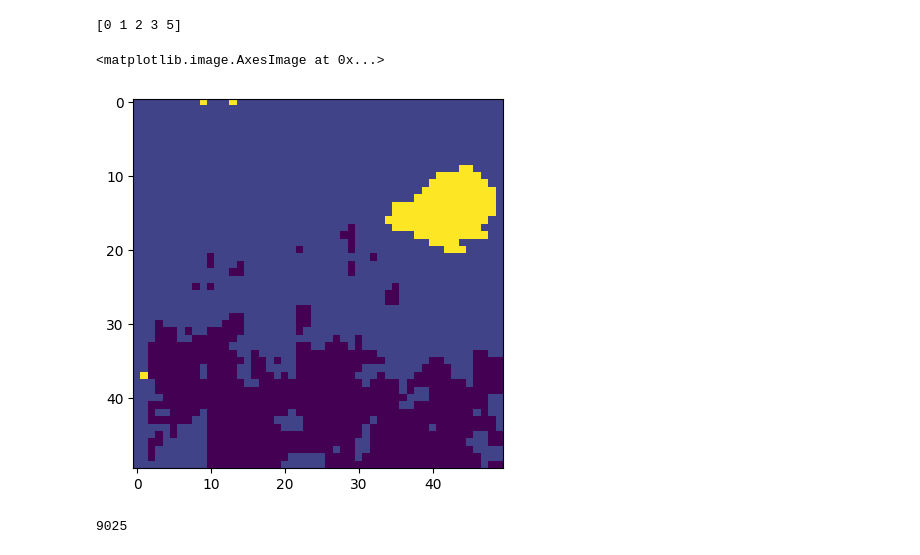
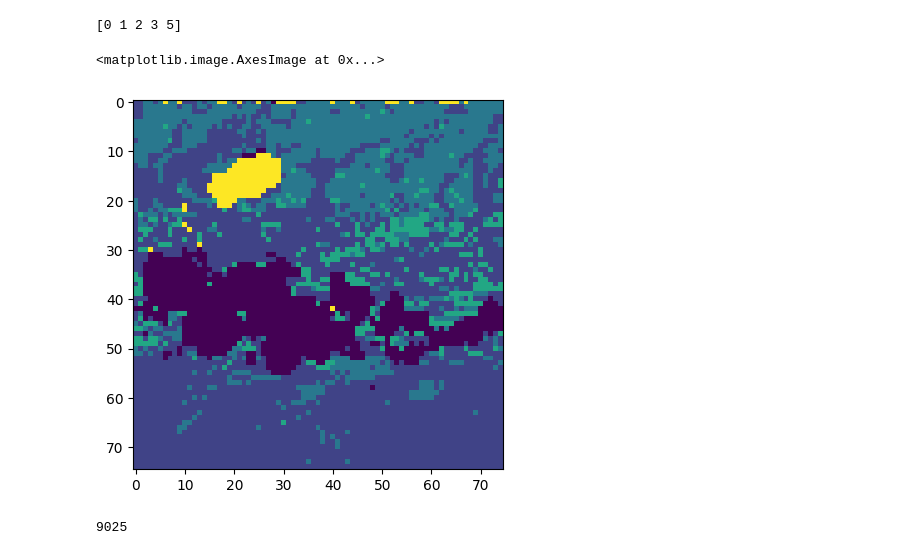
Before and after one commit to jonasroy/SVM_THESIS_PROJECT, a Jupyter notebook: Model/Model_Tree3.ipynb, the cells around one changed output. Saved outputs shown, nothing was run; the diff lists cells and outputs as text; code cells hidden in the pictures.

Commit message:
Fully wokring and tested SVM Desicion Tree

```diff
--- a/Model/Model_Tree3.ipynb
+++ b/Model/Model_Tree3.ipynb
@@ -61,7 +61,7 @@ jasper = sc.loadmat(jasper_data["mat"][1])["Y"]
 jasper_gt = sc.loadmat(jasper_data["mat"][0])
 jasper_labels = np.argmax(jasper_gt['A'], axis=0)
 # %%
-d, l = subFrame(data, labels, 0, 50, 0, 50)
+d, l = subFrame(data, labels, 0, 75, 0, 75)
 # %%
 X, y = preprocesing_data(d, l)
 # %%
@@ -319,14 +71,8 @@ def SvmDesionTree(data, labels, tree_branches, svm_branch_models = {}):
 # %%
 # 1) Spruce, 2) Pine , 3) Decidous (leaf), 4) Water, 5) Clouds, and 0) other
-#tb =   {0 : [[1,2,3], [0,5]], 1 : [[[1,2], [3]],[[0],[5]]] , 2 : [[[1],[2]], []]}
-tb = {0 : [[1,2,3,5], [0]], 1 : [[[5], [1,2,3]], []], 2 : [[[3], [1,2]],[]], 3 : [[[1], [2]], []]}
+tb = {0 : [[1,2,3], [0,5]] , 1 : [[[1],[2,3]],[[0],[5]]], 2 : [[[2],[3]],[]]}
 
+sbm = {0: SVC(kernel="rbf", C=10000000), 1 : [SVC(kernel="rbf", C=1000000), SVC(kernel="rbf", C=1000000)],
+                                        2 : [SVC(kernel="rbf", C=100000), SVC(kernel="rbf", C=100000)] }
 
-svm = SVC(kernel="linear", C=1000)
-svm1 = SVC(kernel="linear", C=1000)
-svm2 = SVC(kernel="linear", C=1000)
-svm3 = SVC(kernel="linear", C=1000)
-
-sbm = {0: svm, 1 : [svm1,False], 2 : [svm2, False], 3: [svm, svm]}
-
-dl = SvmDesionTree(X,y,tb, sbm)
+pl = SvmDesionTree(X,y,tb, sbm)
@@ -396,10 +99,10 @@ print(classesInLabels(pl))
 # %% [output]
 [0 1 2 3 5]
 # %%
-plt.imshow(pl.reshape((50,50)))
+plt.imshow(pl.reshape((75,75)))
 # %% [output]
 <matplotlib.image.AxesImage at 0x...>
-[figure, old version]
+[figure, new version]
 # %%
 new_new_samson = reshape_sj(samson)
 
```
Also changed, not shown: parts of 14 cells of this notebook, 1 other file.
